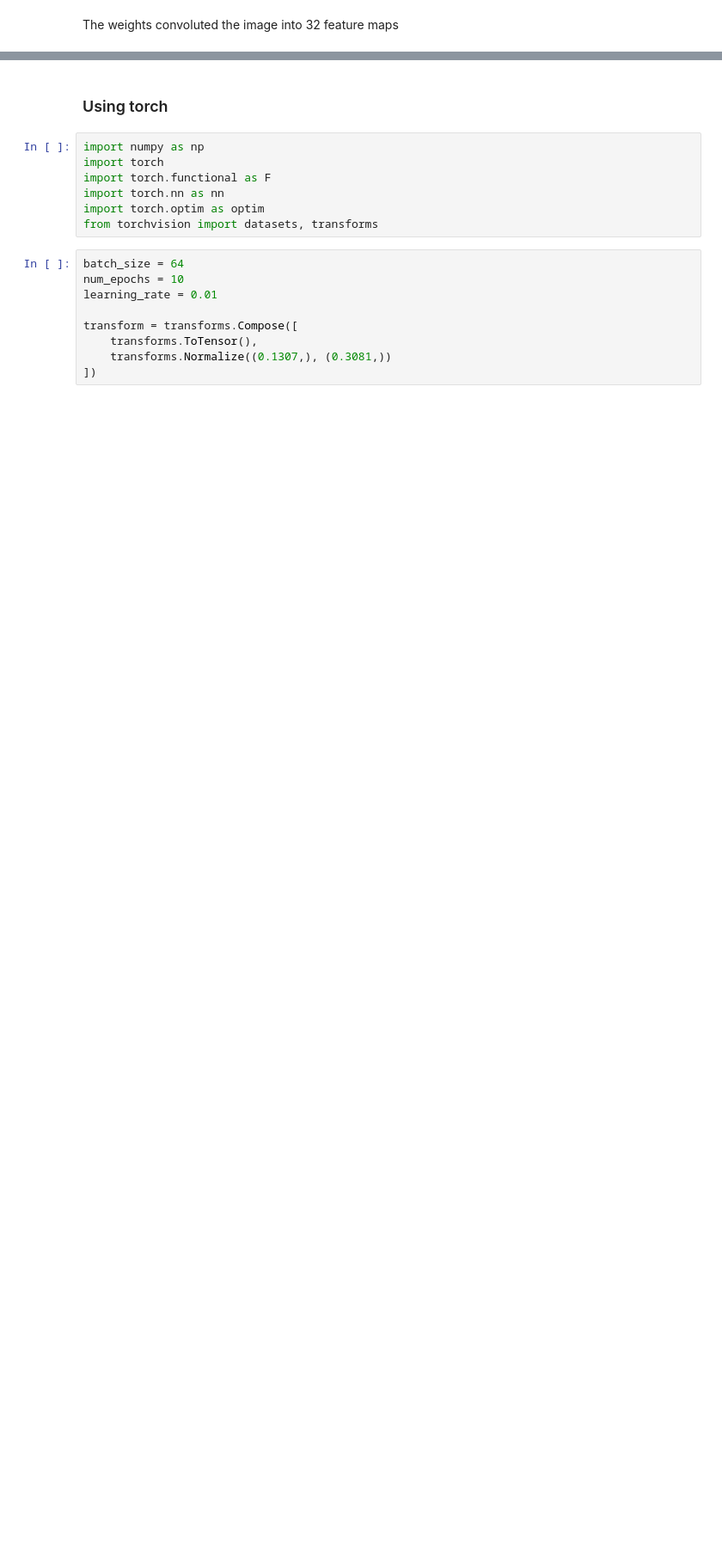
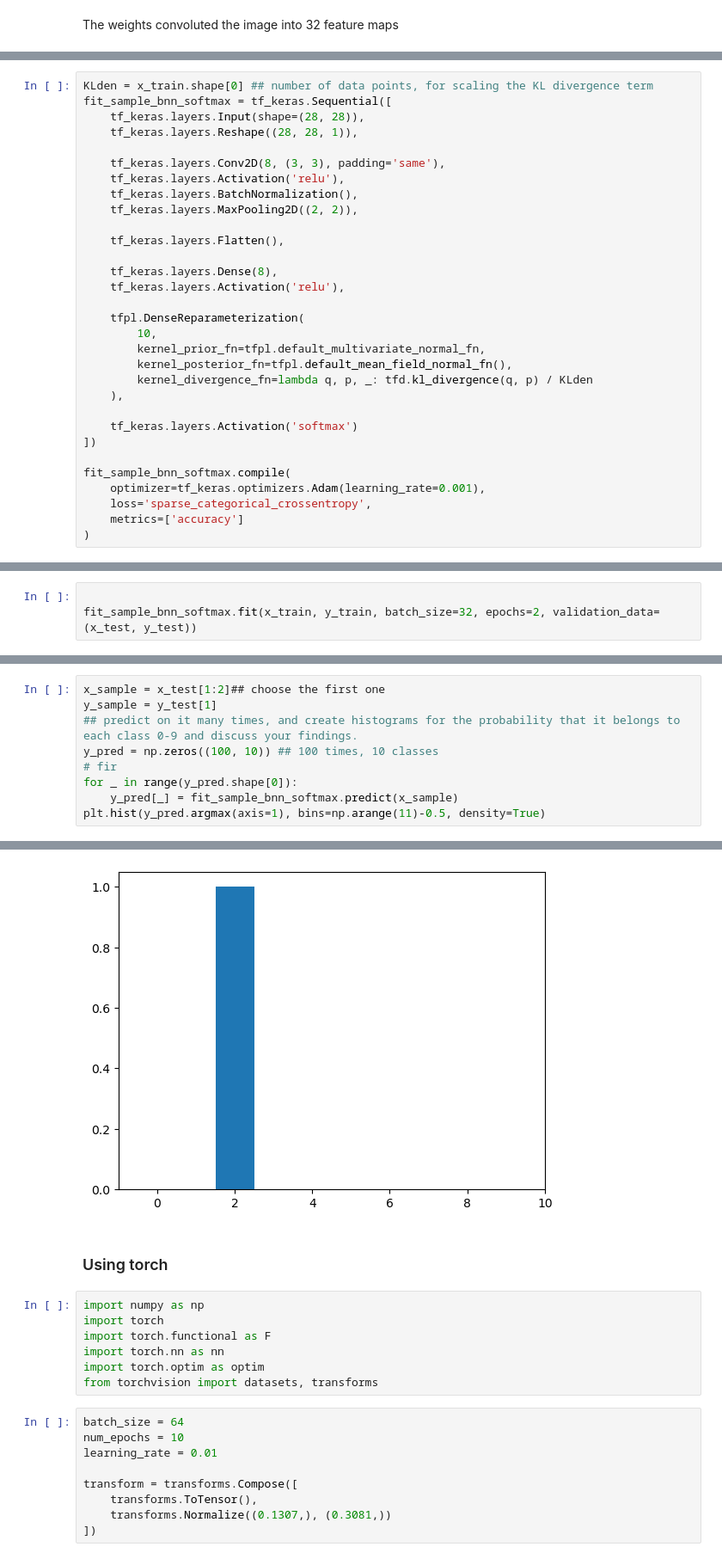
Before and after one commit to zvkong/ai-core, a Jupyter notebook: src/stat9340/hw3.ipynb, the cells around one changed output, grey strips where cells are left out. Shown at 86% size. Drawn from its saved outputs; the diff is of its cells as text; blank space fills up the shorter version.

```diff
--- a/src/stat9340/hw3.ipynb
+++ b/src/stat9340/hw3.ipynb
@@ -279,0 +285,31 @@ for i in range(8):
+# %%
+KLden = x_train.shape[0] ## number of data points, for scaling the KL divergence term
+fit_sample_bnn_softmax = tf_keras.Sequential([
+    tf_keras.layers.Input(shape=(28, 28)),
+    tf_keras.layers.Reshape((28, 28, 1)),
+
+    tf_keras.layers.Conv2D(8, (3, 3), padding='same'),
+    tf_keras.layers.Activation('relu'),
+    tf_keras.layers.BatchNormalization(),
+    tf_keras.layers.MaxPooling2D((2, 2)),
+
+    tf_keras.layers.Flatten(),
+
+    tf_keras.layers.Dense(8),
+    tf_keras.layers.Activation('relu'),
+
+    tfpl.DenseReparameterization(
+        10,
+        kernel_prior_fn=tfpl.default_multivariate_normal_fn,
+        kernel_posterior_fn=tfpl.default_mean_field_normal_fn(),
+        kernel_divergence_fn=lambda q, p, _: tfd.kl_divergence(q, p) / KLden
+    ),
+
+    tf_keras.layers.Activation('softmax')
+])
+
+fit_sample_bnn_softmax.compile(
+    optimizer=tf_keras.optimizers.Adam(learning_rate=0.001),
+    loss='sparse_categorical_crossentropy',
+    metrics=['accuracy']
+)
@@ -279,0 +318,3 @@ for i in range(8):
+# %%
+
+fit_sample_bnn_softmax.fit(x_train, y_train, batch_size=32, epochs=2, validation_data=(x_test, y_test))
@@ -279,0 +327,10 @@ for i in range(8):
+# %%
+x_sample = x_test[1:2]## choose the first one
+y_sample = y_test[1]
+## predict on it many times, and create histograms for the probability that it belongs to each class 0-9 and discuss your findings.
+y_pred = np.zeros((100, 10)) ## 100 times, 10 classes
+# fir
+for _ in range(y_pred.shape[0]):
+    y_pred[_] = fit_sample_bnn_softmax.predict(x_sample)
+plt.hist(y_pred.argmax(axis=1), bins=np.arange(11)-0.5, density=True)
+# %% [output]
@@ -280,3 +357,4 @@ for i in range(8):
+[figure, added]
 # %% [markdown]
 ### Using torch
 # %%
```
Also changed, not shown: parts of 28 cells of this notebook, 4 other files.
